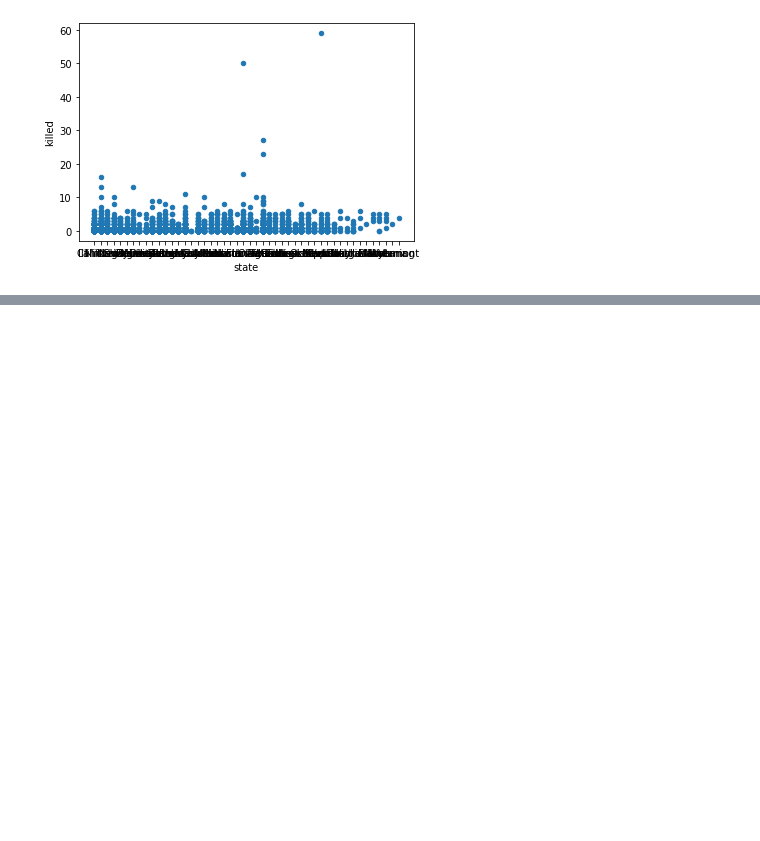
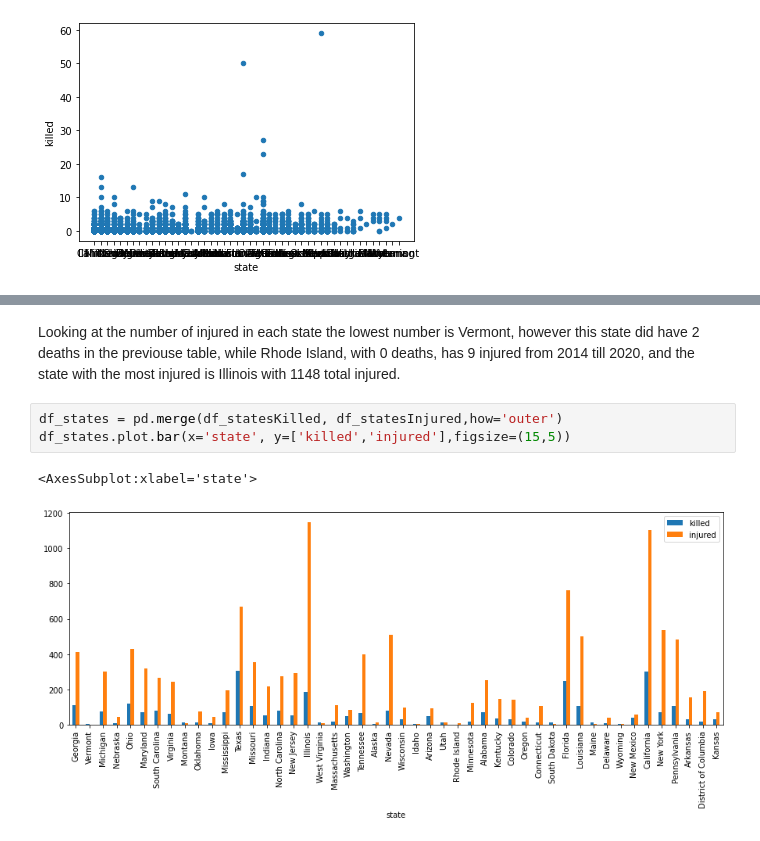
Before and after one commit to ubco-W2022T1-cosc301/project-group39, a Jupyter notebook: notebooks/analysis3.ipynb, the cells around one changed output, grey strips where cells are left out. Cells and saved outputs as stored; diff of their text form; blank space fills up the shorter version.

```diff
--- a/notebooks/analysis3.ipynb
+++ b/notebooks/analysis3.ipynb
@@ -108,0 +184,8 @@ Briefly describe your research question or interests here.
+# %% [markdown]
+Looking at the number of injured in each state the lowest number is Vermont, however this state did have 2 deaths in the previouse table, while Rhode Island, with 0 deaths, has 9 injured from 2014 till 2020, and the state with the most injured is Illinois with 1148 total injured.
+# %%
+df_states = pd.merge(df_statesKilled, df_statesInjured,how='outer')
+df_states.plot.bar(x='state', y=['killed','injured'],figsize=(15,5))
+# %% [output]
+<AxesSubplot:xlabel='state'>
+[figure, added]
```
Also changed, not shown: parts of 14 cells of this notebook.
